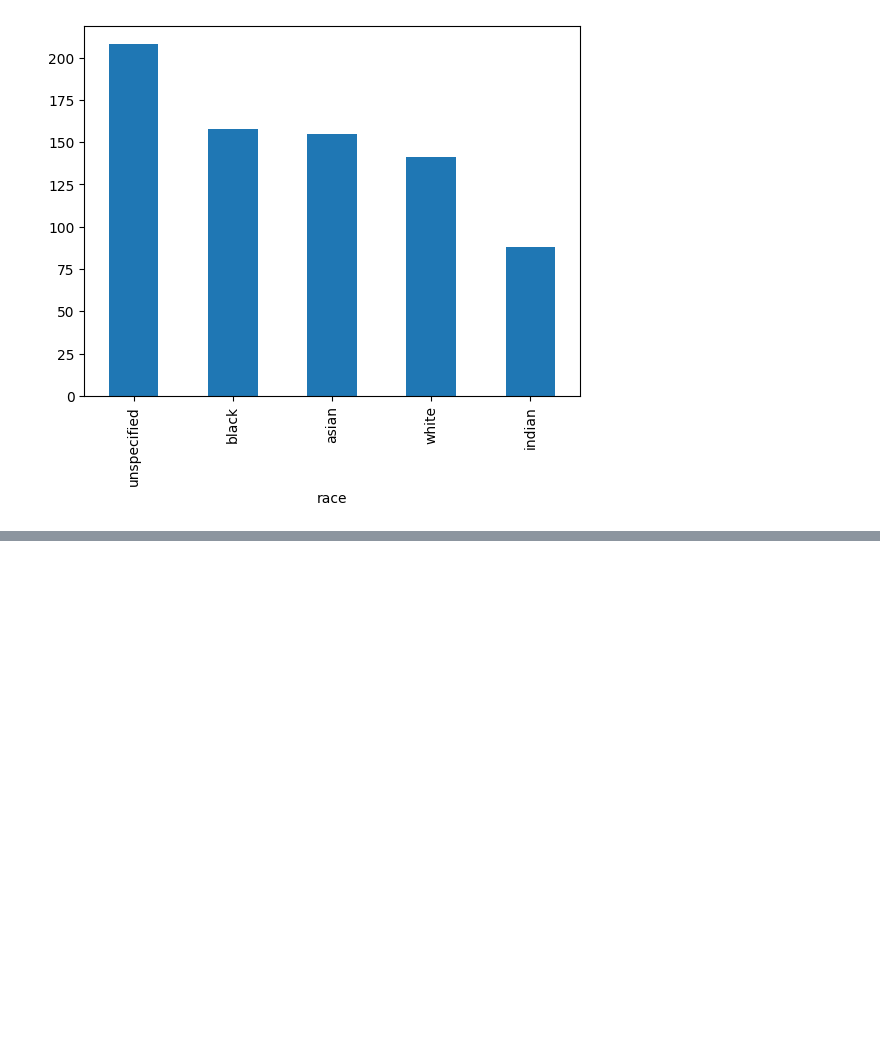
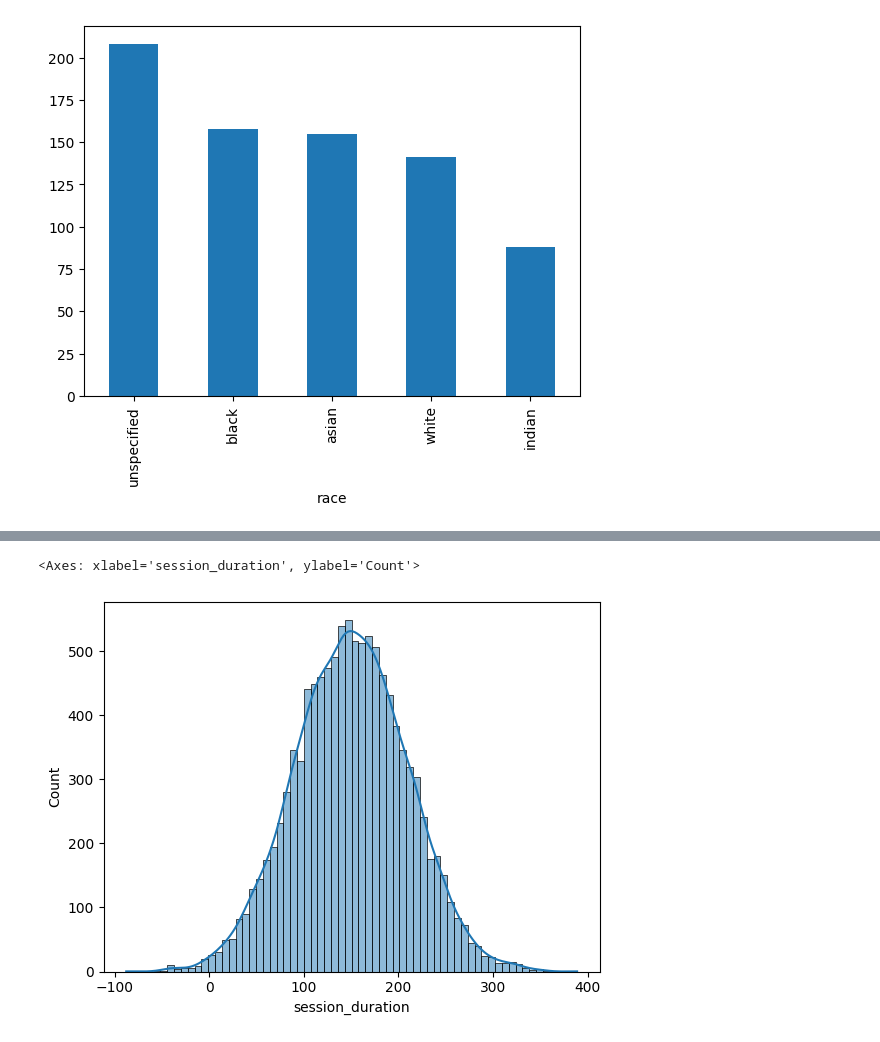
Before and after one commit to LordZemiakus/IAU, a Jupyter notebook: zadanie1.ipynb, the cells around one changed output, grey strips where cells are left out. Cells and saved outputs as stored; diff of their text form; code cells hidden in the pictures; blank space fills up the shorter version.

```diff
--- a/zadanie1.ipynb
+++ b/zadanie1.ipynb
@@ -172,0 +207,5 @@ product.duplicated().sum()
+# %%
+sns.histplot(session['session_duration'], kde=True)
+# %% [output]
+<Axes: xlabel='session_duration', ylabel='Count'>
+[figure, added]
```
Also changed, not shown: parts of 47 cells of this notebook.
